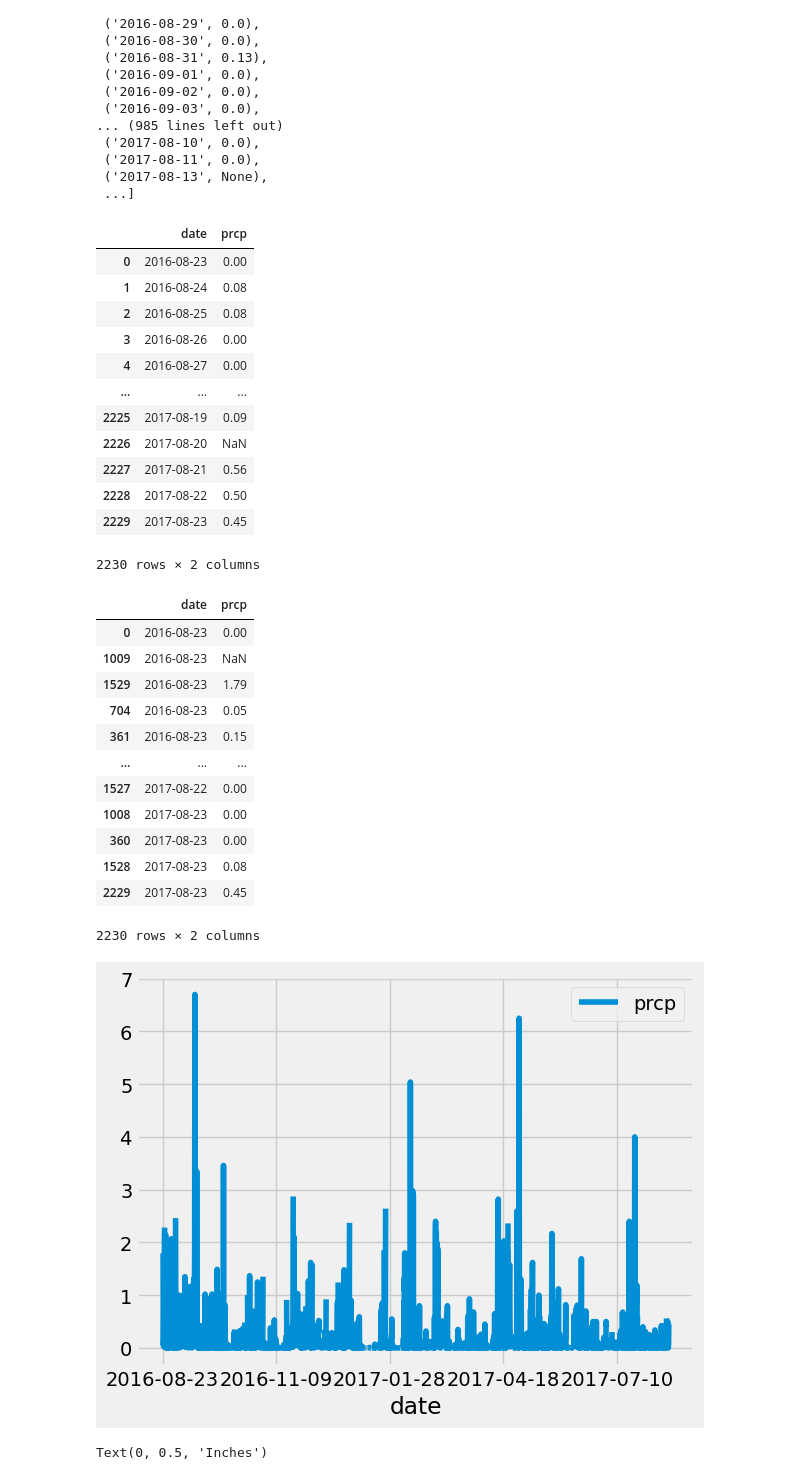
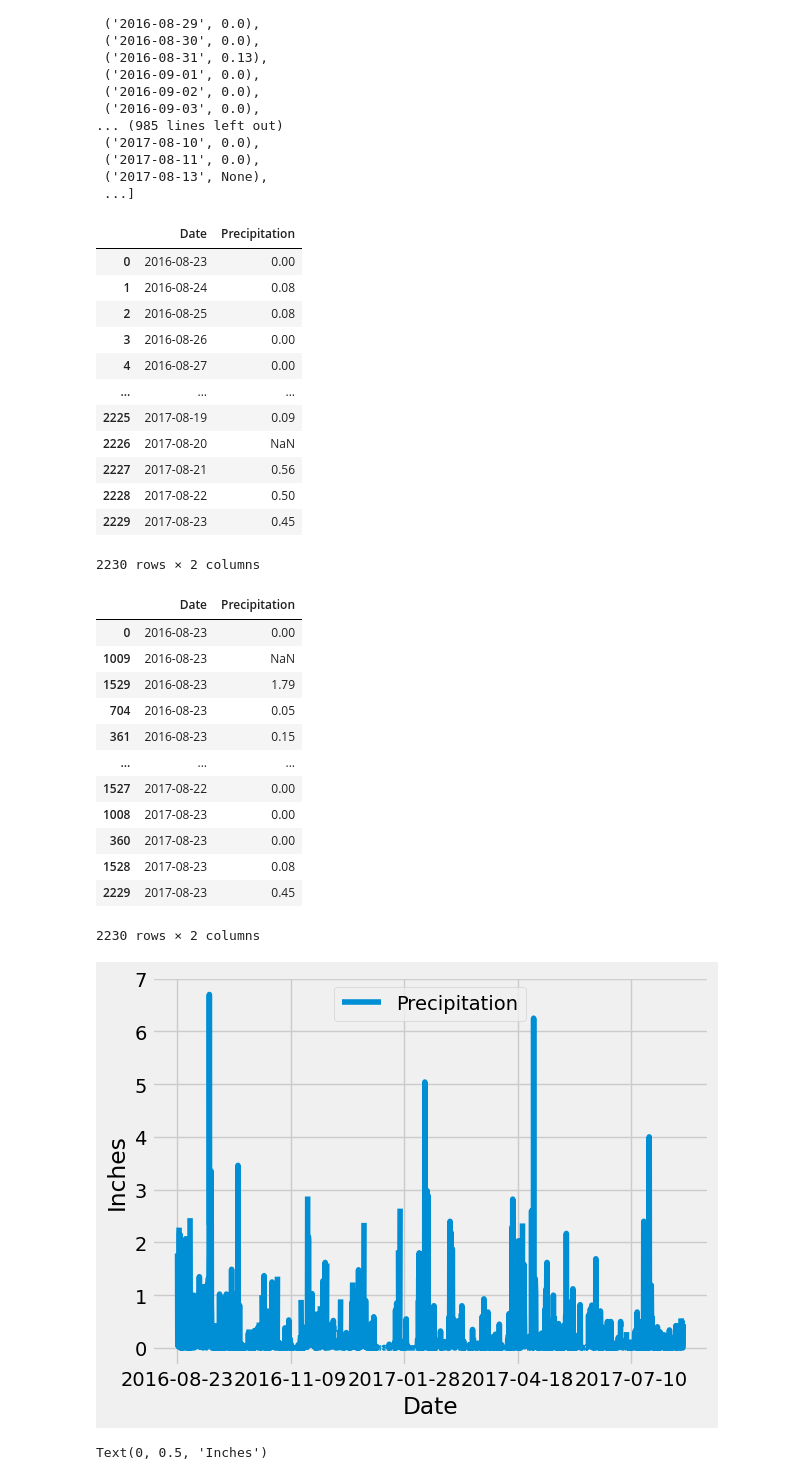
Before and after one commit to ZalakG/sqlalchemy-challenge, a Jupyter notebook: SurfUp/climate_starter.ipynb, the cells around one changed output. Cells and saved outputs as stored; diff of their text form; code cells hidden in the pictures.

```diff
--- a/SurfUp/climate_starter.ipynb
+++ b/SurfUp/climate_starter.ipynb
@@ -131,10 +133,16 @@ prcp_score
  ...]
 # %%
 # Save the query results as a Pandas DataFrame. Explicitly set the column names
-df = pd.DataFrame(prcp_score, columns = (["date", "prcp"]))
+# df = pd.DataFrame(prcp_score, columns = (["Date", "Precipitation"]))
+# df.set_index('Date', inplace = True)
+# df.head()
+
+df = pd.DataFrame(prcp_score, columns = (["Date", "Precipitation"]))
+#df.set_index('Date', inplace = True)
+#df.set_index('Date')
 df
 # %% [output]
-|  | date | prcp |
+|  | Date | Precipitation |
 | 0 | 2016-08-23 | 0.00 |
 | 1 | 2016-08-24 | 0.08 |
 | 2 | 2016-08-25 | 0.08 |
@@ -148,11 +156,13 @@ df
 | 2229 | 2017-08-23 | 0.45 |
 2230 rows × 2 columns
 # %%
-# Sort the dataframe by date
-date_df = df.sort_values(by ='date')
+# # Sort the dataframe by date
+# date_df = df.sort_values(by ='date')
+# date_df
+date_df = df.sort_values(by ='Date')
 date_df
 # %% [output]
-|  | date | prcp |
+|  | Date | Precipitation |
 | 0 | 2016-08-23 | 0.00 |
 | 1009 | 2016-08-23 | NaN |
 | 1529 | 2016-08-23 | 1.79 |
@@ -168,11 +178,11 @@ date_df
 # %%
 # Use Pandas Plotting with Matplotlib to plot the data
 
-date_df.plot(x = "date", y = "prcp")
+date_df.plot(x = "Date", grid = "Precipitation")
 plt.ylabel("Inches")
 plt.show()
 # %% [output]
-[figure, old version]
+[figure, new version]
 # %%
 # Design a query to retrieve the last 12 months of precipitation data and plot the results.
 # Starting from the most recent data point in the database.
```
Also changed, not shown: parts of 10 cells of this notebook.
